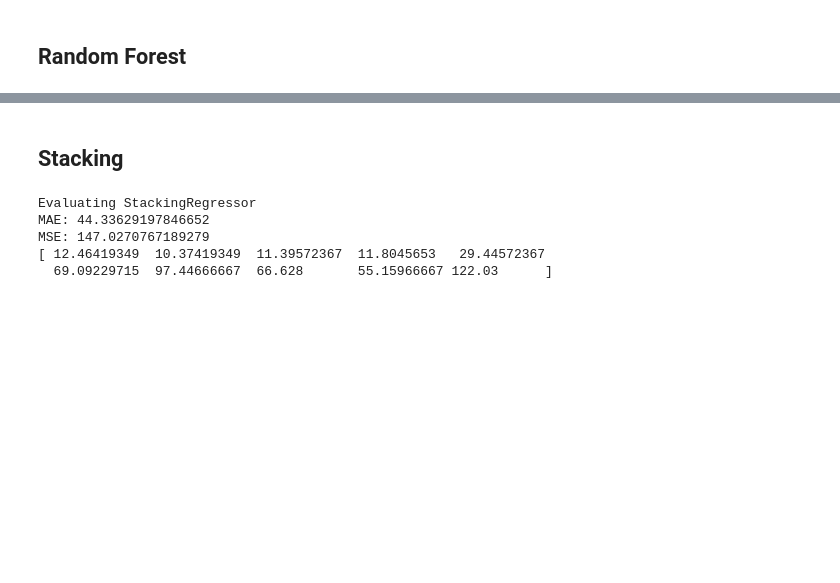
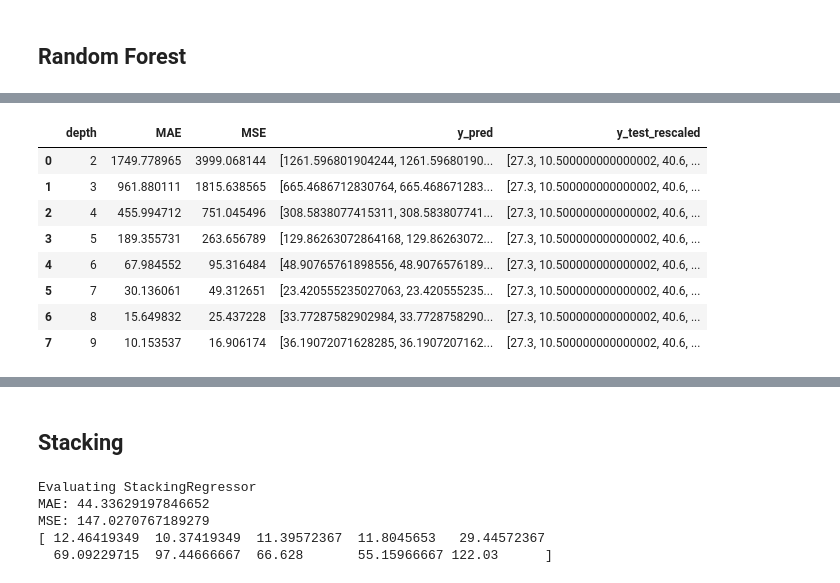
Before and after one commit to MAKEgroup/Covid_19_Propagation, a Jupyter notebook: Project/ML_Modeling.ipynb, the cells around one changed output, grey strips where cells are left out. Cells and saved outputs as stored; diff of their text form; code cells hidden in the pictures; blank space fills up the shorter version.

```diff
--- a/Project/ML_Modeling.ipynb
+++ b/Project/ML_Modeling.ipynb
@@ -402,0 +490,12 @@ MSE: 751.0454963440693
+# %%
+tuning_data_df
+# %% [output]
+|  | depth | MAE | MSE | y_pred | y_test_rescaled |
+| 0 | 2 | 1749.778965 | 3999.068144 | [1261.596801904244, 1261.59680190... | [27.3, 10.500000000000002, 40.6, ... |
+| 1 | 3 | 961.880111 | 1815.638565 | [665.4686712830764, 665.468671283... | [27.3, 10.500000000000002, 40.6, ... |
+| 2 | 4 | 455.994712 | 751.045496 | [308.5838077415311, 308.583807741... | [27.3, 10.500000000000002, 40.6, ... |
+| 3 | 5 | 189.355731 | 263.656789 | [129.86263072864168, 129.86263072... | [27.3, 10.500000000000002, 40.6, ... |
+| 4 | 6 | 67.984552 | 95.316484 | [48.90765761898556, 48.9076576189... | [27.3, 10.500000000000002, 40.6, ... |
+| 5 | 7 | 30.136061 | 49.312651 | [23.420555235027063, 23.420555235... | [27.3, 10.500000000000002, 40.6, ... |
+| 6 | 8 | 15.649832 | 25.437228 | [33.77287582902984, 33.7728758290... | [27.3, 10.500000000000002, 40.6, ... |
+| 7 | 9 | 10.153537 | 16.906174 | [36.19072071628285, 36.1907207162... | [27.3, 10.500000000000002, 40.6, ... |
```
Also changed, not shown: parts of 15 cells of this notebook.
